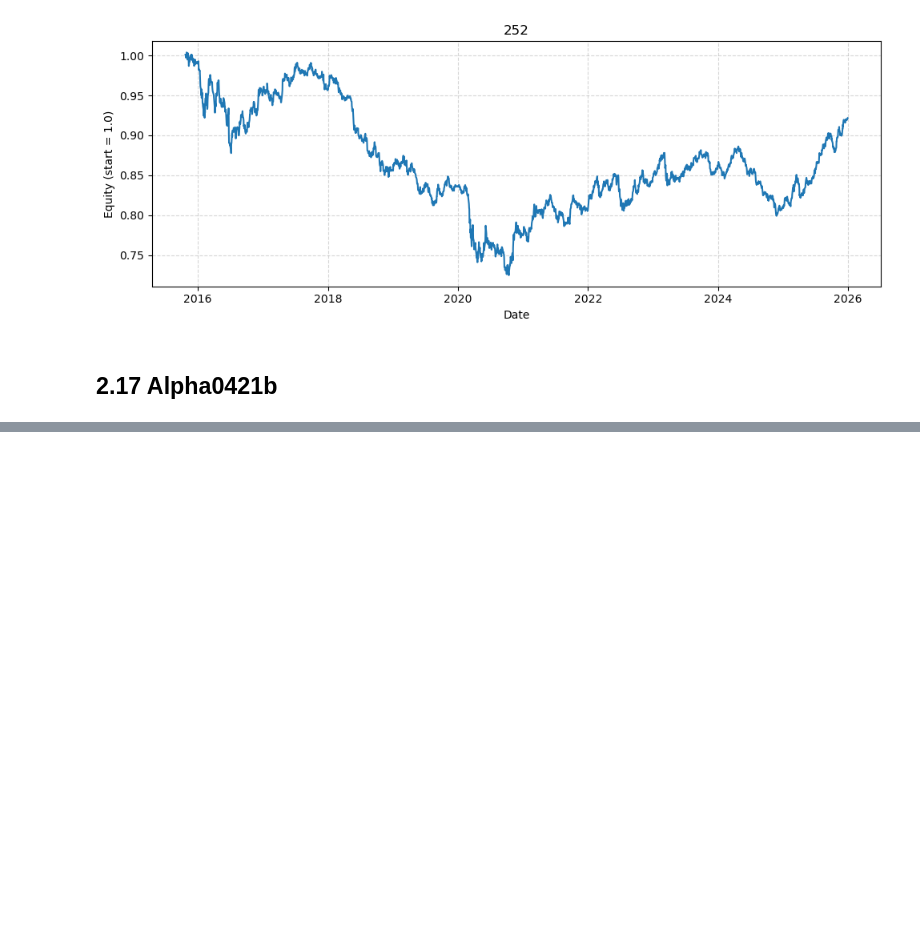
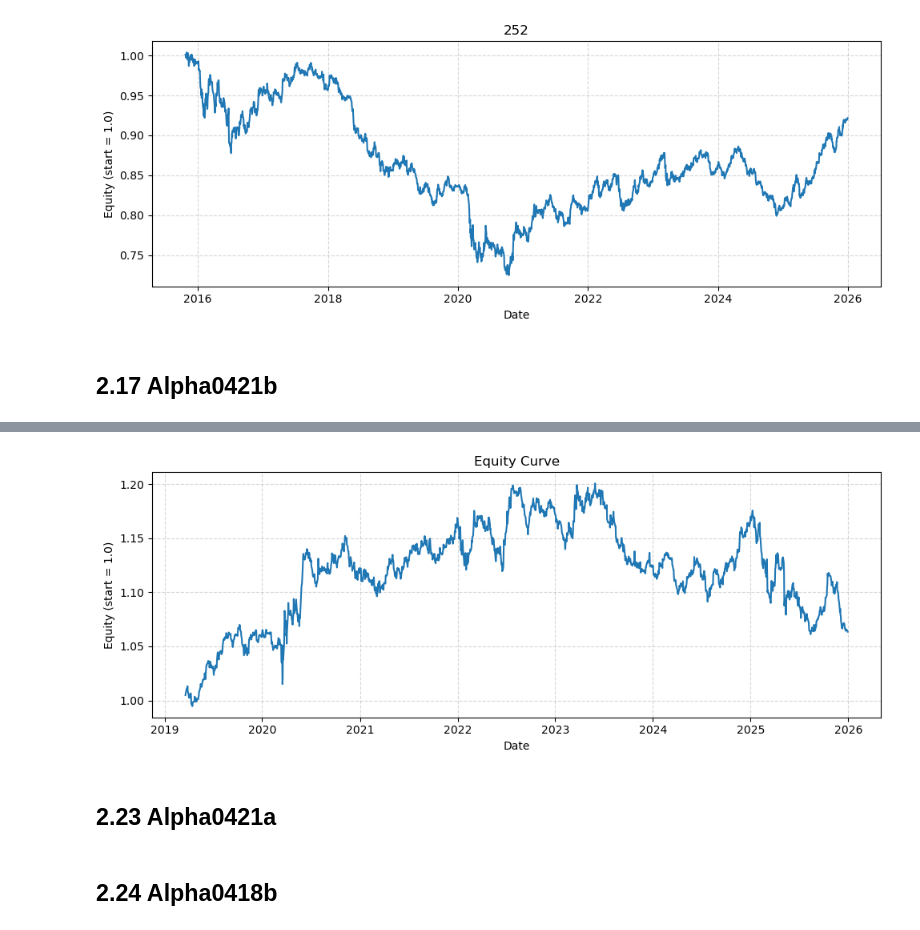
Before and after one commit to Yzc20060417/Multi-Factor-Equities-Investing, a Jupyter notebook: notebooks/Single Factor Testing.ipynb, the cells around one changed output, grey strips where cells are left out. Saved outputs shown, nothing was run; the diff lists cells and outputs as text; code cells hidden in the pictures; blank space fills up the shorter version.

```diff
--- a/notebooks/Single Factor Testing.ipynb
+++ b/notebooks/Single Factor Testing.ipynb
@@ -739,0 +835,7 @@ TypeError: boolean value of NA is ambiguous
+# %%
+alpha_panel22 = alpha22
+alpha_panel22 = alpha_panel22.iloc[:-1, :]
+
+# Apply weights and compute pnl
+weights22 = alpha_panel22.apply(make_weights, axis=1)
+daily_pnl22 = ((weights22 * fwd_ret).sum(axis=1).fillna(0.0))
@@ -739,0 +854,6 @@ TypeError: boolean value of NA is ambiguous
+# %%
+plot_equity_curve(daily_pnl22,'Equity Curve')
+# %% [output]
+[figure, added]
+# %% [markdown]
+## 2.23 Alpha0421a
@@ -739,0 +862,2 @@ TypeError: boolean value of NA is ambiguous
+# %% [markdown]
+## 2.24 Alpha0418b
```
Also changed, not shown: parts of 31 cells of this notebook, 2 other files.
